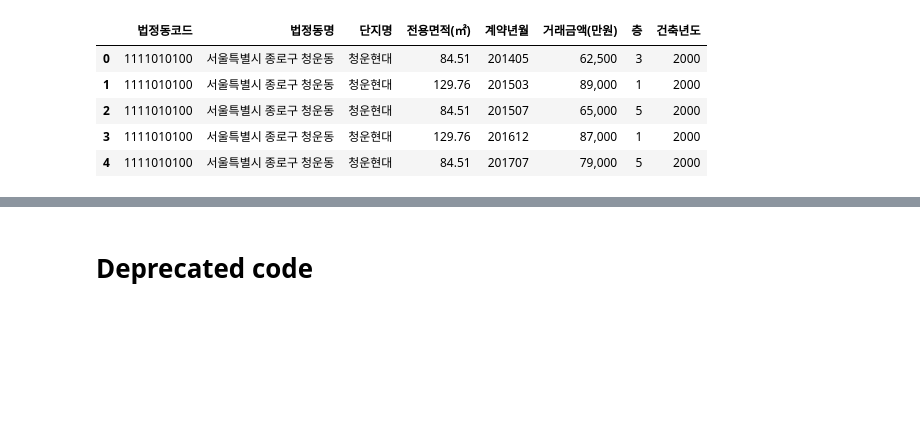
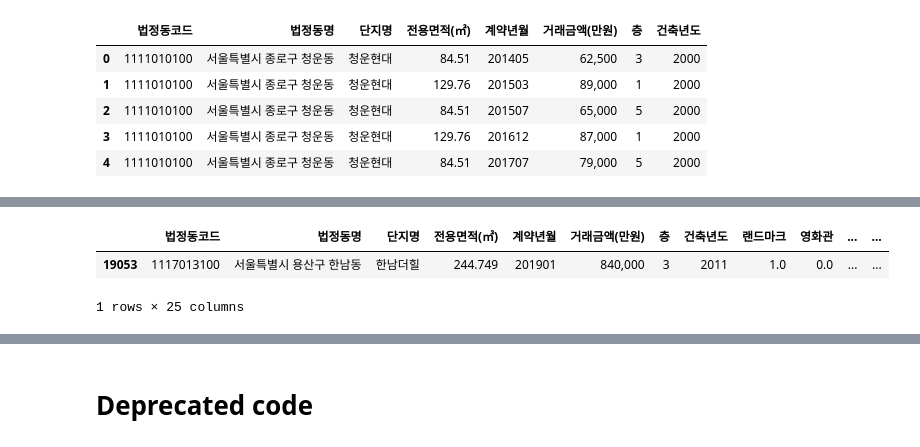
Before and after one commit to younghk/Housing_Seoul_Analysis, a Jupyter notebook: Data_preprocessing.ipynb, the cells around one changed output, grey strips where cells are left out. Saved outputs shown, nothing was run; the diff lists cells and outputs as text; code cells hidden in the pictures; blank space fills up the shorter version.

```diff
--- a/Data_preprocessing.ipynb
+++ b/Data_preprocessing.ipynb
@@ -218,0 +218,2 @@ seoul_housing_integrated.to_csv('seoul_housing_integrated.csv', index=False)
+# %%
+k = seoul_housing_integrated['거래금액(만원)']
@@ -218,0 +271,6 @@ seoul_housing_integrated.to_csv('seoul_housing_integrated.csv', index=False)
+# %%
+k[k['거래금액']==k['거래금액'].max()]
+# %% [output]
+|  | 법정동코드 | 법정동명 | 단지명 | 전용면적(㎡) | 계약년월 | 거래금액(만원) | 층 | 건축년도 | 랜드마크 | 영화관 | ... | ... |
+| 19053 | 1117013100 | 서울특별시 용산구 한남동 | 한남더힐 | 244.749 | 201901 | 840,000 | 3 | 2011 | 1.0 | 0.0 | ... | ... |
+1 rows × 25 columns
```
Also changed, not shown: parts of 27 cells of this notebook, 1 other file.
